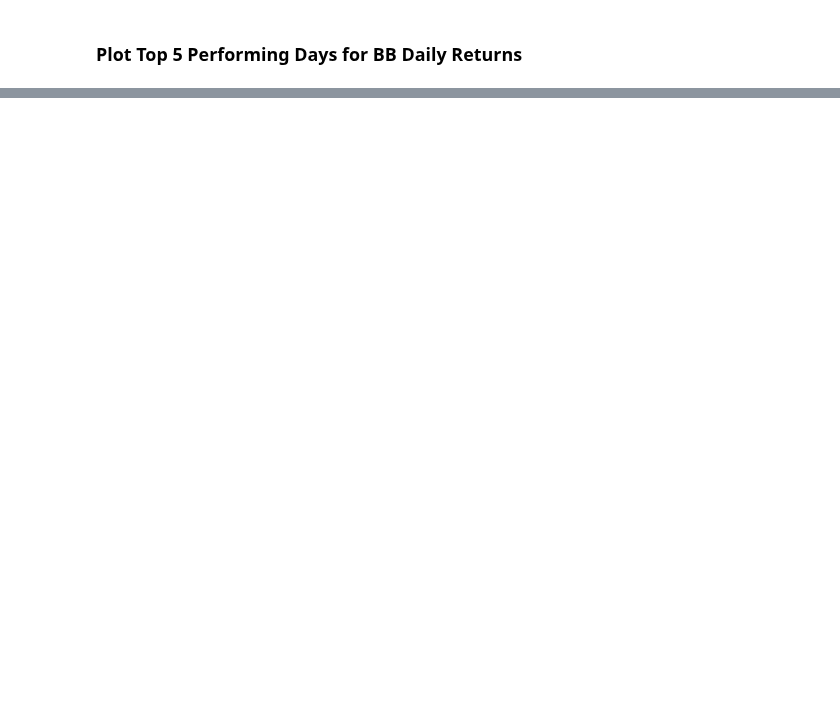
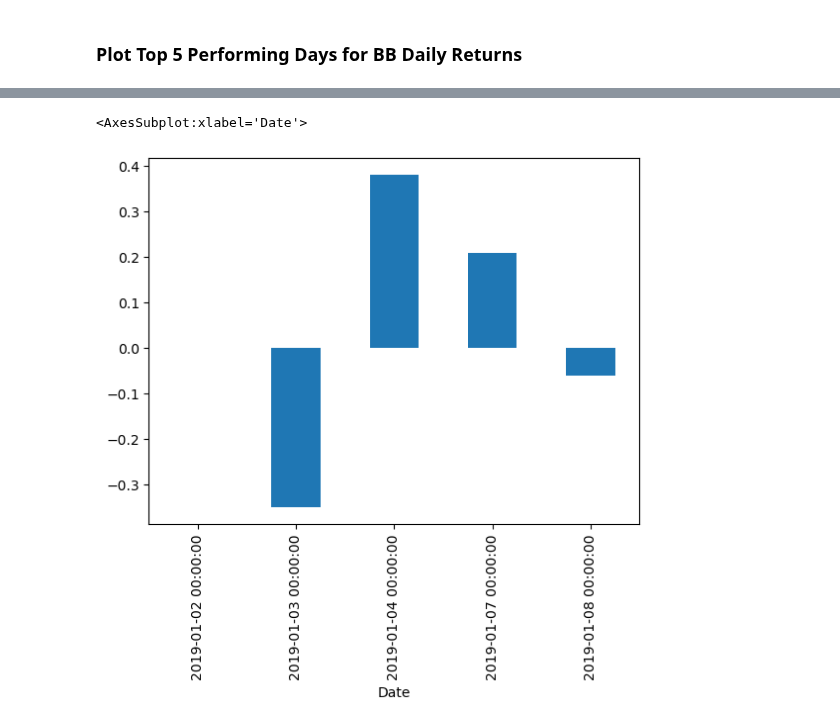
Before and after one commit to juil/fintech-uoftbootcamp, a Jupyter notebook: week03/class3/Activities/02-Stu_Sorting/Unsolved/out_of_sorts.ipynb, the cells around one changed output, grey strips where cells are left out. Cells and saved outputs as stored; diff of their text form; code cells hidden in the pictures; blank space fills up the shorter version.

Commit message:
Pandas sorting and plotting

```diff
--- a/week03/class3/Activities/02-Stu_Sorting/Unsolved/out_of_sorts.ipynb
+++ b/week03/class3/Activities/02-Stu_Sorting/Unsolved/out_of_sorts.ipynb
@@ -8,0 +12,4 @@
+# %%
+# Read in csv
+stockData = pd.read_csv('../Resources/bb_stock_data.csv', parse_dates=True, index_col='Date', infer_datetime_format=True)
+stockData
@@ -24,0 +71,14 @@
+# %%
+# Calculate daily returns
+costbasis = stockData['Close'][0]
+dailyclose = [costbasis]
+dailyreturns = []
+totalreturn = []
+for close in stockData['Close']:
+    dailyreturns.append(round(close-dailyclose[-1], 2))
+    totalreturn.append(round(close-costbasis, 2))
+    dailyclose.append(close)
+
+stockData['Daily Return'] = dailyreturns
+stockData['Total Return'] = totalreturn
+stockData
@@ -37,2 +145,6 @@
 # %%
 # Alternatively, visualizing the returns as a bar chart:
+stockData.head(5)['Daily Return'].plot(kind='bar')
+# %% [output]
+<AxesSubplot:xlabel='Date'>
+[figure, added]
```
Also changed, not shown: parts of 13 cells of this notebook.
